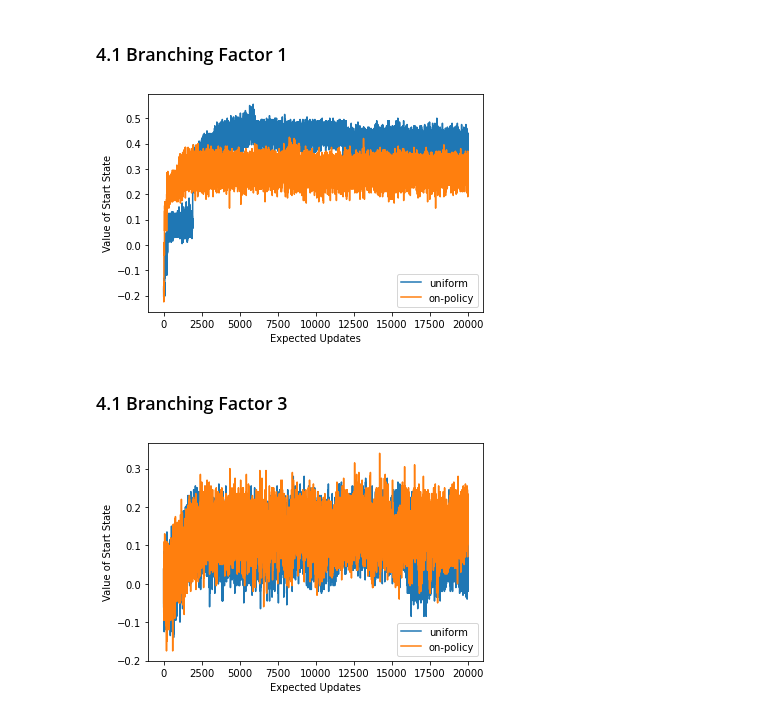
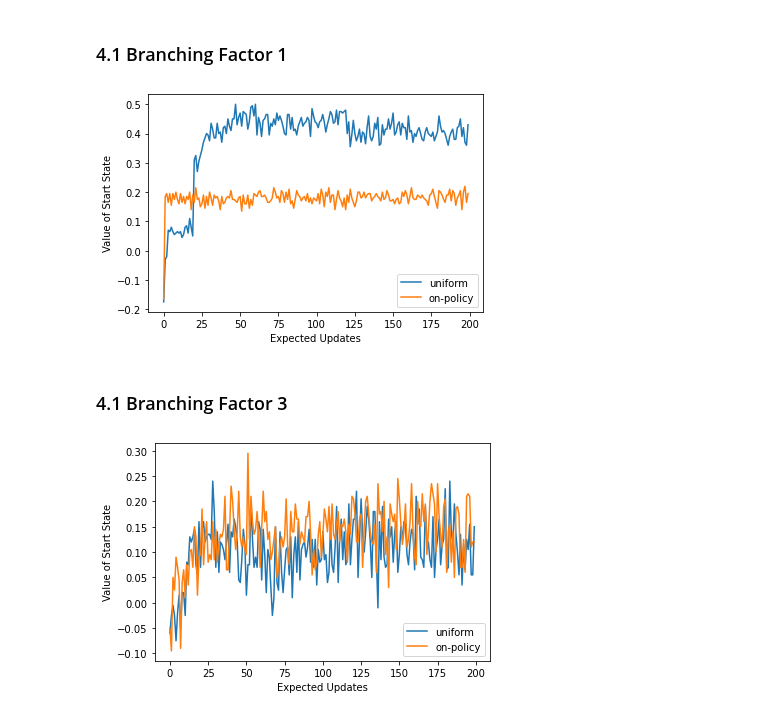
Before and after one commit to MaraTomasek/ML-Notebooks, a Jupyter notebook: Reinforcement_Learning/ch8-trajectory_sampling.ipynb, the cells around one changed output. Cells and saved outputs as stored; diff of their text form; code cells hidden in the pictures.

Commit message:
plots done for all 3 branching factors 1, 3, 10 they look increasingly messy changed to only plot every 100th update for less noise

```diff
--- a/Reinforcement_Learning/ch8-trajectory_sampling.ipynb
+++ b/Reinforcement_Learning/ch8-trajectory_sampling.ipynb
@@ -62,7 +62,7 @@ class TabularPlanning:
         '''Reset Seed, State-Action Value Function and History of Start-State Values'''
         np.random.seed(0)
         self.Q    = np.zeros((self.env.states, self.env.actions))
-        self.hist = np.zeros(self.exp_updates)
+        self.hist = np.zeros(self.exp_updates // 100)
 
     def step(self, S, A):
         '''Move according to Environment - get new State and Reward'''
@@ -99,7 +99,8 @@ class TabularPlanning:
                         Sn, R = self.step(S, A)
 
                         self.update_q(S, A, R, Sn)
-                        self.hist[updates] = self.get_start_state_value()
+                        if updates % 100 == 0:
+                            self.hist[updates // 100] = self.get_start_state_value()
                     else:
                         return self.hist
 
@@ -118,8 +119,10 @@ class TabularPlanning:
                     Sn, R = self.step(S, A)
 
                     self.update_q(S, A, R, Sn)
-                    self.hist[updates] = self.get_start_state_value()
                     S = Sn
+
+                    if updates % 100 == 0:
+                        self.hist[updates // 100] = self.get_start_state_value()
                 else:
                     return self.hist
 
@@ -164,13 +167,13 @@ alpha             = 0.9
 gamma             = 1
 epsilon           = 0.1
 exp_updates       = 20000
-world1            = Environment(state_amount, actions, branching_factor)
+world1            = Environment(state_amount, actions, branching_factor1)
 world2            = Environment(state_amount, actions, branching_factor2)
-world2            = Environment(state_amount, actions, branching_factor3)
+world3            = Environment(state_amount, actions, branching_factor3)
 
 # Agent Definitions
-agent_uniform     = TabularPlanning(world1, alpha, gamma, epsilon, exp_updates)
-agent_traject     = TabularPlanning(world1, alpha, gamma, epsilon, exp_updates)
+agent_uniform1    = TabularPlanning(world1, alpha, gamma, epsilon, exp_updates)
+agent_traject1    = TabularPlanning(world1, alpha, gamma, epsilon, exp_updates)
 agent_uniform2    = TabularPlanning(world2, alpha, gamma, epsilon, exp_updates)
 agent_traject2    = TabularPlanning(world2, alpha, gamma, epsilon, exp_updates)
 agent_uniform3    = TabularPlanning(world3, alpha, gamma, epsilon, exp_updates)
@@ -178,11 +181,11 @@ agent_traject3    = TabularPlanning(world3, alpha, gamma, epsilon, exp_updates)
 # %% [markdown]
 ### 3.1 Branching Factor 1
 # %%
-agent_uniform.reset()
-uniform_reward1 = agent_uniform.train_uniform()
+agent_uniform1.reset()
+uniform_reward1 = agent_uniform1.train_uniform()
 
-agent_traject.reset()
-traject_reward1 = agent_traject.train_trajectory_sample()
+agent_traject1.reset()
+traject_reward1 = agent_traject1.train_trajectory_sample()
 # %% [markdown]
 ### 3.2 Branching Factor 3
 # %%
@@ -203,7 +206,7 @@ traject_reward3 = agent_traject3.train_trajectory_sample()
 ## 4. Plot
 # %%
 def plot(reward_uniform, reward_on_policy, exp_updates):
-    x = np.arange(exp_updates)
+    x = np.arange(exp_updates // 100)
     plt.plot(x, reward_uniform,   label='uniform')
     plt.plot(x, reward_on_policy, label='on-policy')
     plt.xlabel('Expected Updates')
@@ -213,12 +216,12 @@ def plot(reward_uniform, reward_on_policy, exp_updates):
 # %% [markdown]
 ### 4.1 Branching Factor 1
 # %%
-plot(uniform_reward, traject_reward, exp_updates)
+plot(uniform_reward1, traject_reward1, exp_updates)
 # %% [output]
-[figure, old version]
+[figure, new version]
 # %% [markdown]
 ### 4.1 Branching Factor 3
 # %%
 plot(uniform_reward2, traject_reward2, exp_updates)
 # %% [output]
-[figure, old version]
+[figure, new version]
```
Also changed, not shown: parts of 3 cells of this notebook.
